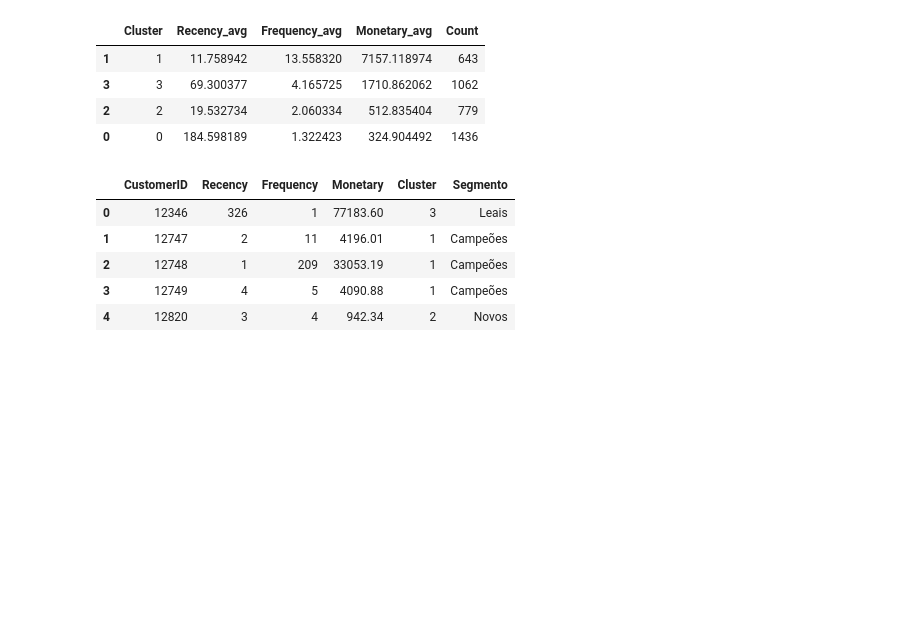
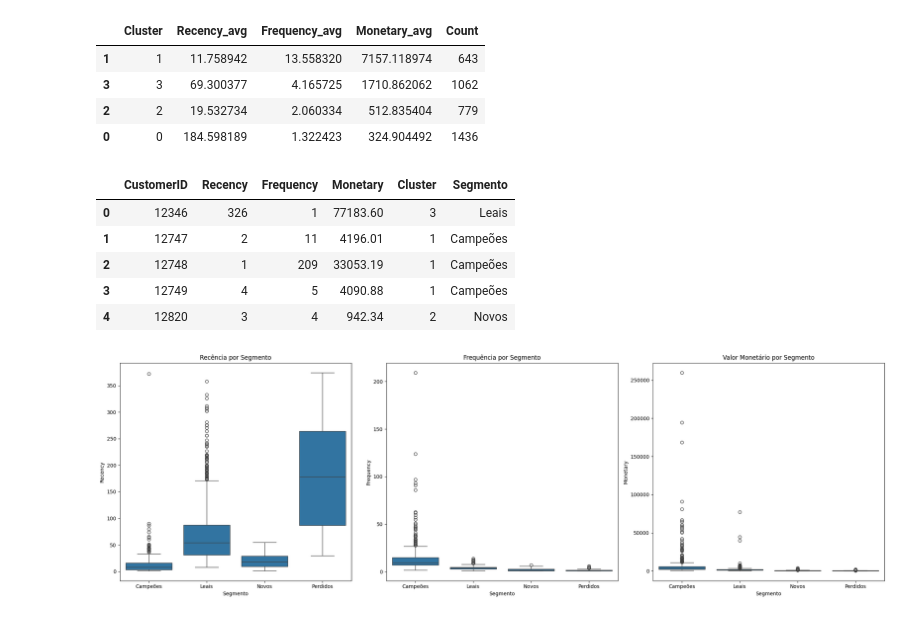
Before and after one commit to mattheusguilherme/customer-segmentation-rfm, a Jupyter notebook: notebooks/02_engenharia_rfm_e_clusterizacao.ipynb, the cells around one changed output. Cells and saved outputs as stored; diff of their text form; code cells hidden in the pictures; blank space fills up the shorter version.

```diff
--- a/notebooks/02_engenharia_rfm_e_clusterizacao.ipynb
+++ b/notebooks/02_engenharia_rfm_e_clusterizacao.ipynb
@@ -230,3 +230,21 @@ rfm_table.head()
 | 2 | 12748 | 1 | 209 | 33053.19 | 1 | Campeões |
 | 3 | 12749 | 4 | 5 | 4090.88 | 1 | Campeões |
 | 4 | 12820 | 3 | 4 | 942.34 | 2 | Novos |
+# %%
+fig, axes = plt.subplots(1, 3, figsize=(22, 7))
+
+segment_order = ['Campeões', 'Leais', 'Novos', 'Perdidos']
+
+sns.boxplot(data=rfm_table, x='Segmento', y='Recency', ax=axes[0], order=segment_order)
+axes[0].set_title('Recência por Segmento')
+
+sns.boxplot(data=rfm_table, x='Segmento', y='Frequency', ax=axes[1], order=segment_order)
+axes[1].set_title('Frequência por Segmento')
+
+sns.boxplot(data=rfm_table, x='Segmento', y='Monetary', ax=axes[2], order=segment_order)
+axes[2].set_title('Valor Monetário por Segmento')
+
+plt.tight_layout()
+plt.show()
+# %% [output]
+[figure, added]
```
Also changed, not shown: parts of 2 cells of this notebook.
